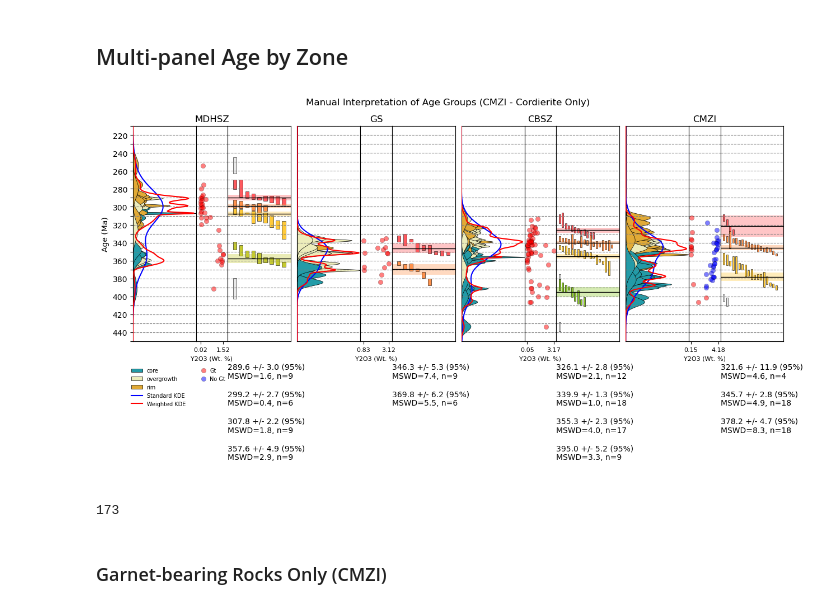
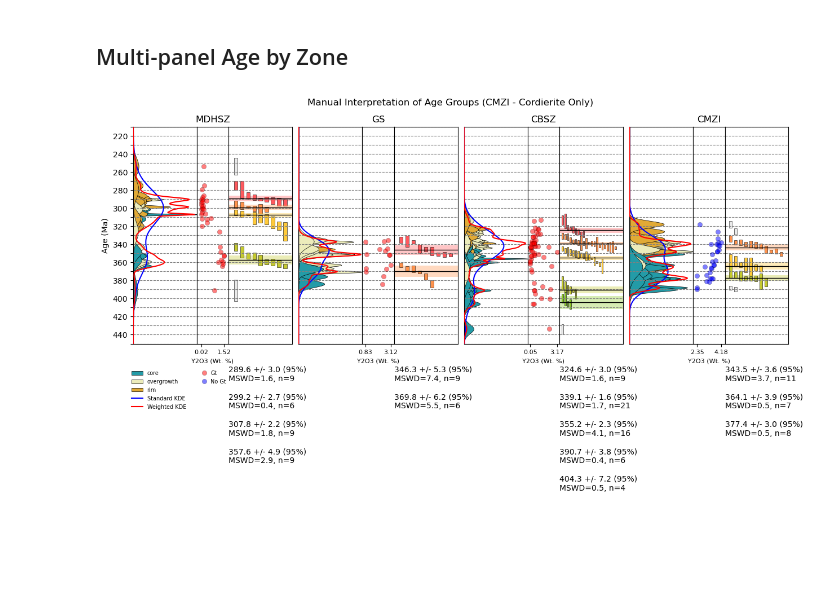
Before and after one commit to masseygeo/monazite-age-clustering, a Jupyter notebook: code/manual.ipynb, the cells around one changed output. Drawn from its saved outputs; the diff is of its cells as text; code cells hidden in the pictures; blank space fills up the shorter version.

Commit message:
Updated manual grouping with CMZI garnet & cordierite lithologies.

```diff
--- a/code/manual.ipynb
+++ b/code/manual.ipynb
@@ -276,12 +269,12 @@ for idx, zone in enumerate(structural_zones):
         plot_kde_panel(df_subset, axC_1B)
         plot_yttrium_panel(df_subset, axC_2, 'Y2O3', 'garnet')
 
-        mask0 = df_subset['age'] < 335
-        mask1 = (df_subset['age'] >= 335) & (df_subset['age'] < 345)
-        mask2 = (df_subset['age'] >= 345) & (df_subset['age'] < 370)
-        mask3 = (df_subset['age'] >= 375) & (df_subset['age'] < 385)
-        mask4 = (df_subset['age'] >= 385) & (df_subset['age'] < 420)
-        mask5 = df_subset['age'] >= 420
+        mask0 = df_subset['age'] < 330
+        mask1 = (df_subset['age'] >= 330) & (df_subset['age'] < 345)
+        mask2 = (df_subset['age'] >= 345) & (df_subset['age'] < 365)
+        mask3 = (df_subset['age'] >= 380) & (df_subset['age'] < 395)
+        mask4 = (df_subset['age'] >= 395) & (df_subset['age'] < 410)
+        mask5 = df_subset['age'] >= 410
 
         group0 = df_subset.loc[mask0]
         group1 = df_subset.loc[mask1]
@@ -328,52 +321,39 @@ for idx, zone in enumerate(structural_zones):
         # mask2 = (df_subset['age'] >= 370) & (df_subset['age'] < 395)
         # mask3 = df_subset['age'] >= 395
 
-        # group0 = df_subset.loc[mask0]
-        # group1 = df_subset.loc[mask1]
-        # group2 = df_subset.loc[mask2]
-        # group3 = df_subset.loc[mask3]
-
-
         # ##### CMZI Garnet
         # mask0 = df_subset['age'] < 320
         # mask1 = (df_subset['age'] >= 320) & (df_subset['age'] < 340)
         # mask2 = (df_subset['age'] >= 340) & (df_subset['age'] < 365)
-        # mask3 = (df_subset['age'] >= 375) & (df_subset['age'] < 395)
-        # mask4 = df_subset['age'] >= 395
-
-        # group0 = df_subset.loc[mask0]
-        # group1 = df_subset.loc[mask1]
-        # group2 = df_subset.loc[mask2]
-        # group3 = df_subset.loc[mask3]
-        # group4 = df_subset.loc[mask4]
-
+        # mask3 = (df_subset['age'] >= 370) & (df_subset['age'] < 390)
+        # mask4 = df_subset['age'] >= 390
 
         ##### CMZI Cordierite
         mask0 = df_subset['age'] < 330
         mask1 = (df_subset['age'] >= 330) & (df_subset['age'] < 355)
-        mask2 = (df_subset['age'] >= 355) & (df_subset['age'] < 395)
-        mask3 = df_subset['age'] >= 395
+        mask2 = (df_subset['age'] >= 355) & (df_subset['age'] < 370)
+        mask3 = (df_subset['age'] >= 370) & (df_subset['age'] < 385)
+        mask4 = df_subset['age'] >= 385
 
         group0 = df_subset.loc[mask0]
         group1 = df_subset.loc[mask1]
         group2 = df_subset.loc[mask2]
         group3 = df_subset.loc[mask3]
-
-
+        group4 = df_subset.loc[mask4]
 
         plot_ageinterp_panel(group0, axD_3, 0, age_group_colors, ci='95%')
         plot_ageinterp_panel(group1, axD_3, 1, age_group_colors, ci='95%')
         plot_ageinterp_panel(group2, axD_3, 2, age_group_colors, ci='95%')
         plot_ageinterp_panel(group3, axD_3, 3, age_group_colors, ci='95%')
-        # plot_ageinterp_panel(group4, axD_3, 4, age_group_colors, ci='95%')
+        plot_ageinterp_panel(group4, axD_3, 4, age_group_colors, ci='95%')
 
         axD_2.set_title(zone, loc='center')
         num_bars = max(len(group0), len(group1), len(group2), len(group3), len(group4), len(group5))
         axD_3.set_xlim(0, num_bars * (bar_width + gap + 0.1))
 
         label = ''
-        for g in [group0, group1, group2, group3]:
-        # for g in [group0, group1, group2, group3, group4]:
+        # for g in [group0, group1, group2, group3]:
+        for g in [group0, group1, group2, group3, group4]:
             ages = g['age'].to_numpy()
             errors = g['error'].to_numpy()
             stats = cluster_stats(ages, errors, ci='95%')
@@ -381,38 +361,31 @@ for idx, zone in enumerate(structural_zones):
                 label += f"{round(stats['mean'], 1)} +/- {round(stats['halfwidth'], 1)} (95%)\nMSWD={round(stats['mswd'], 1)}, n={stats['n']}"
                 label += '\n\n'
         axD_3.text(0, -0.1, label, transform=axD_3.transAxes, fontsize=10, ha='left', va='top')
-
 
 
 # invert y axis (young ages on top)
 axA_1.set_ylim(timeline[1], timeline[0])
 
 
 ##### legend...
 # texture & KDEs...
 patches = []
 for k,v in texture_colors.items():
     patches.append(Patch(facecolor=v, edgecolor='k', linewidth=0.5, label=k))
 lines = [Line2D([0], [0], color='blue', label='Standard KDE'),
          Line2D([0], [0], color='red', label='Weighted KDE')]
 axA_1.legend(patches+lines, [l.get_label() for l in patches+lines], loc='upper left', bbox_to_anchor=(-0.1,-0.1), frameon=False, fontsize=7)
 
 # Y2O3...
 points = [Line2D([0], [0], marker='o', markerfacecolor='red', markeredgecolor='k', markeredgewidth=0.3, linewidth=0, alpha=0.5, label='Gt'),
           Line2D([0], [0], marker='o', markerfacecolor='blue', markeredgecolor='k', markeredgewidth=0.3, linewidth=0, alpha=0.5, label='No Gt')]
 axA_2.legend(points, [l.get_label() for l in points], loc='upper left', bbox_to_anchor=(-0.1, -0.1), frameon=False, fontsize=7, handletextpad=0.2)
 
 
 plt.suptitle('Manual Interpretation of Age Groups (CMZI - Cordierite Only)')
 plt.savefig(f"{output_dir}/{group_type}_interpretation_CRD.png", bbox_inches='tight', pad_inches=0, dpi=300)
 plt.savefig(f"{output_dir}/{group_type}_interpretation_CRD.svg", bbox_inches='tight', pad_inches=0, dpi=300)
 
 plt.show()
 # %% [output]
-[figure, old version]
+[figure, new version]
-# %%
-len(df)
-# %% [output]
-173
-# %% [markdown]
-### Garnet-bearing Rocks Only (CMZI)
```
Also changed, not shown: parts of 4 cells of this notebook, 5 other files.
